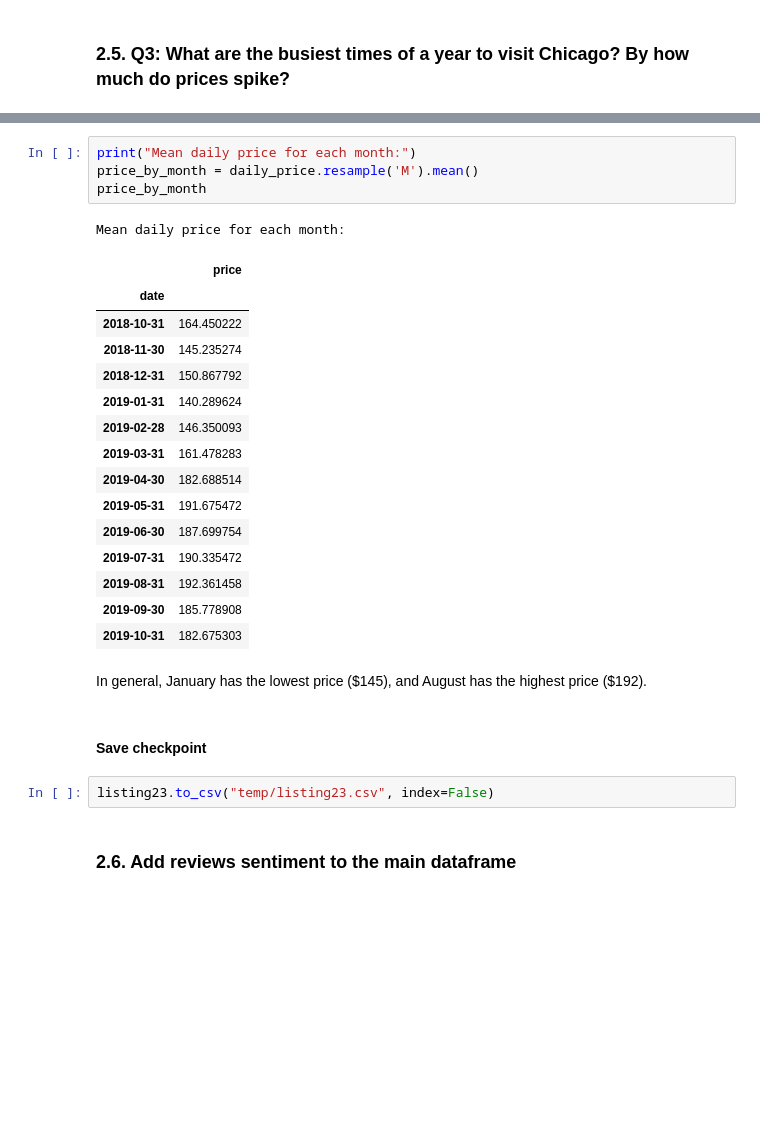
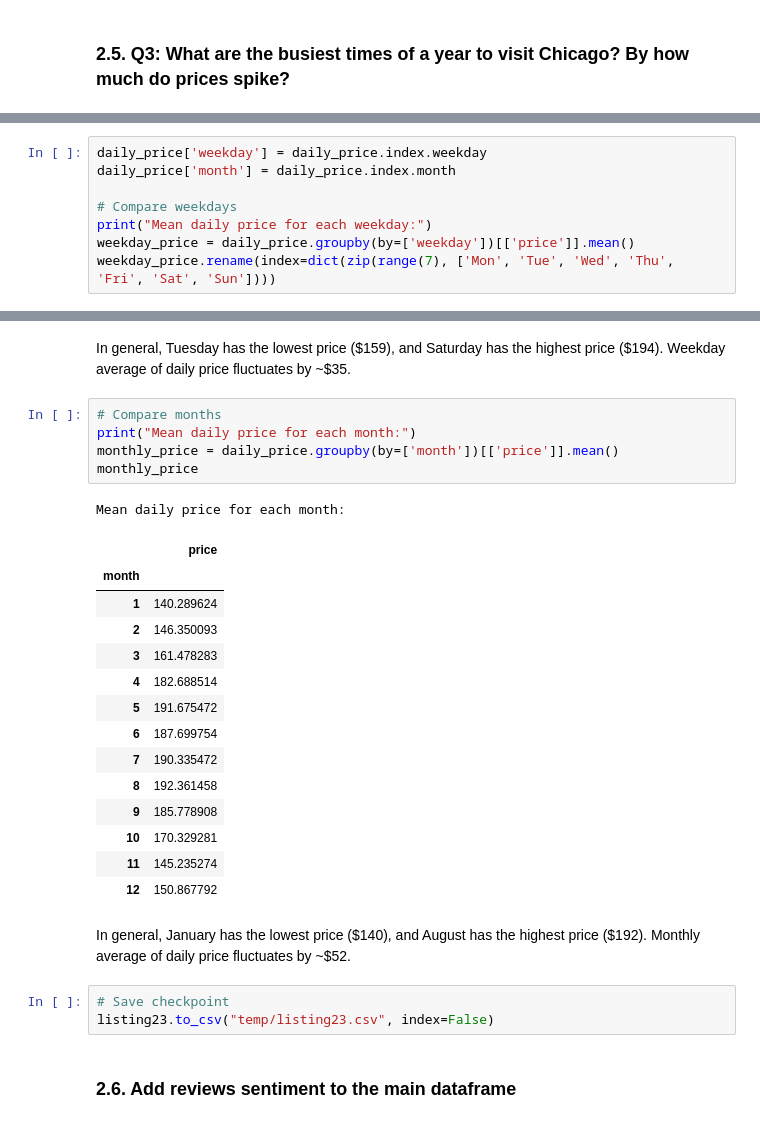
Before and after one commit to angang-li/airbnb_data_analysis, a Jupyter notebook: explore_part2.ipynb, the cells around one changed output, grey strips where cells are left out. Saved outputs shown, nothing was run; the diff lists cells and outputs as text; blank space fills up the shorter version.

```diff
--- a/explore_part2.ipynb
+++ b/explore_part2.ipynb
@@ -308,0 +499,8 @@ The busiest time of a year to visit Chicago is August.
+# %%
+daily_price['weekday'] = daily_price.index.weekday
+daily_price['month'] = daily_price.index.month
+
+# Compare weekdays
+print("Mean daily price for each weekday:")
+weekday_price = daily_price.groupby(by=['weekday'])[['price']].mean()
+weekday_price.rename(index=dict(zip(range(7), ['Mon', 'Tue', 'Wed', 'Thu', 'Fri', 'Sat', 'Sun'])))
@@ -309,29 +518,30 @@ The busiest time of a year to visit Chicago is August.
+# %% [markdown]
+In general, Tuesday has the lowest price (\$159), and Saturday has the highest price (\$194). Weekday average of daily price fluctuates by ~$35.
 # %%
+# Compare months
 print("Mean daily price for each month:")
-price_by_month = daily_price.resample('M').mean()
-price_by_month
+monthly_price = daily_price.groupby(by=['month'])[['price']].mean()
+monthly_price
 # %% [output]
 Mean daily price for each month:
 |  | price |
-| date |  |
-| 2018-10-31 | 164.450222 |
-| 2018-11-30 | 145.235274 |
-| 2018-12-31 | 150.867792 |
-| 2019-01-31 | 140.289624 |
-| 2019-02-28 | 146.350093 |
-| 2019-03-31 | 161.478283 |
-| 2019-04-30 | 182.688514 |
-| 2019-05-31 | 191.675472 |
-| 2019-06-30 | 187.699754 |
-| 2019-07-31 | 190.335472 |
-| 2019-08-31 | 192.361458 |
-| 2019-09-30 | 185.778908 |
-| 2019-10-31 | 182.675303 |
+| month |  |
+| 1 | 140.289624 |
+| 2 | 146.350093 |
+| 3 | 161.478283 |
+| 4 | 182.688514 |
+| 5 | 191.675472 |
+| 6 | 187.699754 |
+| 7 | 190.335472 |
+| 8 | 192.361458 |
+| 9 | 185.778908 |
+| 10 | 170.329281 |
+| 11 | 145.235274 |
+| 12 | 150.867792 |
 # %% [markdown]
-In general, January has the lowest price (\$145), and August has the highest price (\$192).
+In general, January has the lowest price (\$140), and August has the highest price (\$192). Monthly average of daily price fluctuates by ~\$52.
-# %% [markdown]
-#### Save checkpoint
 # %%
+# Save checkpoint
 listing23.to_csv("temp/listing23.csv", index=False)
 # %% [markdown]
 ### 2.6. Add reviews sentiment to the main dataframe
```
Also changed, not shown: parts of 40 cells of this notebook, 3 other files.
